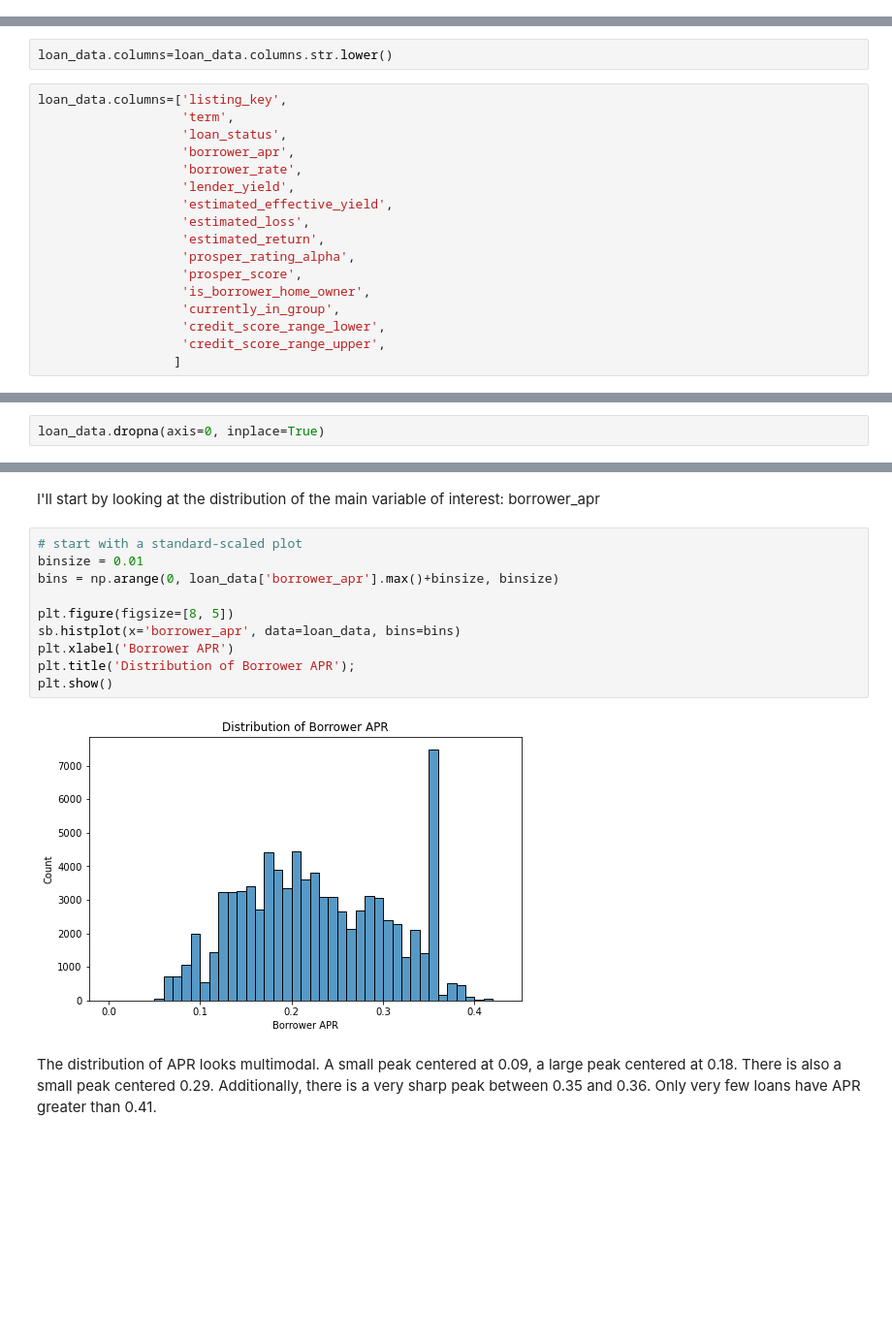
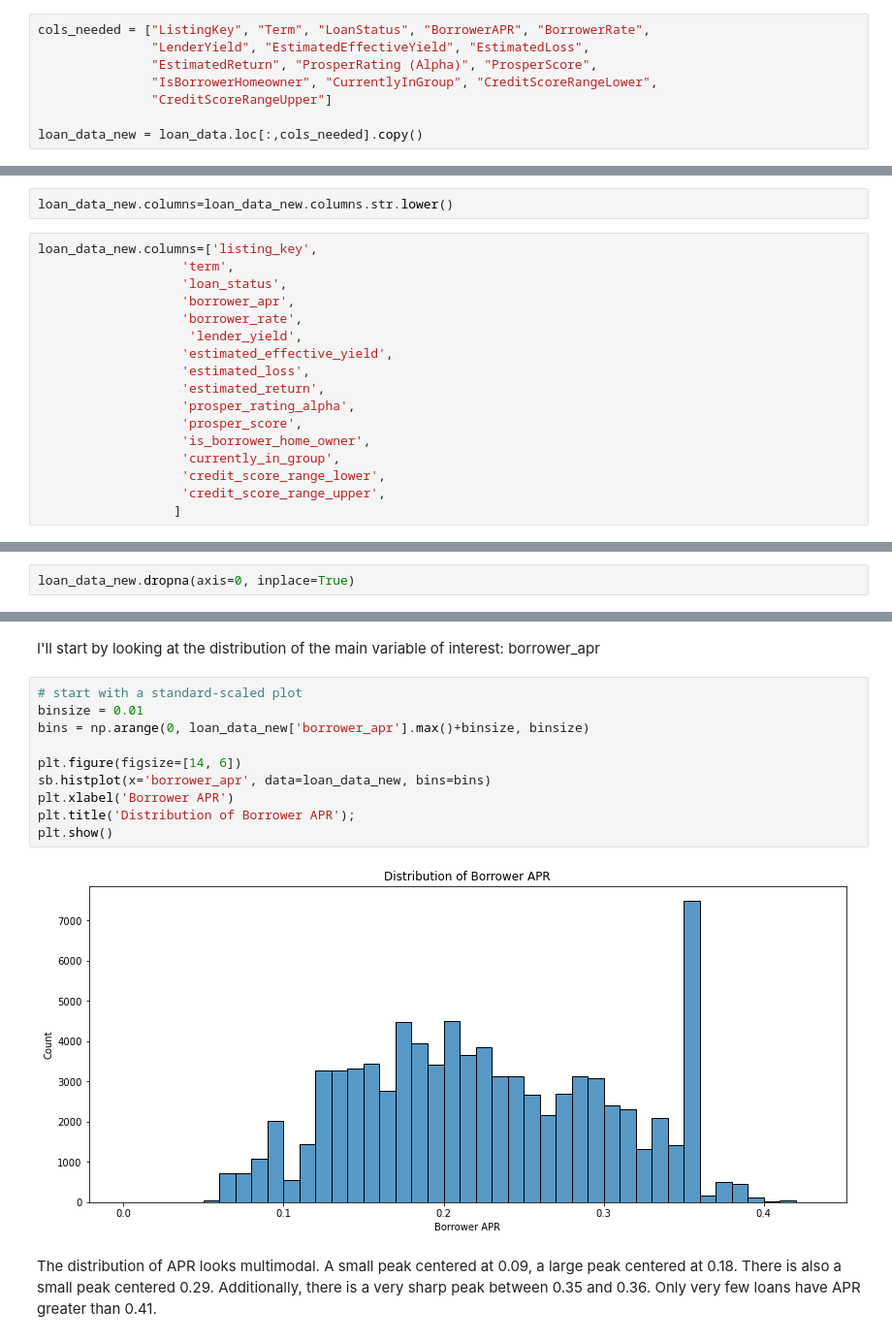
Before and after one commit to danielzion/ProsperLoanDataAnalysis, a Jupyter notebook: exploration.ipynb, the cells around one changed output, grey strips where cells are left out. Shown at 97% size. Cells and saved outputs as stored; diff of their text form; blank space fills up the shorter version.

```diff
--- a/exploration.ipynb
+++ b/exploration.ipynb
@@ -153,0 +136,8 @@ loan_data
+# %%
+cols_needed = ["ListingKey", "Term", "LoanStatus", "BorrowerAPR", "BorrowerRate",
+               "LenderYield", "EstimatedEffectiveYield", "EstimatedLoss",
+               "EstimatedReturn", "ProsperRating (Alpha)", "ProsperScore",
+               "IsBorrowerHomeowner", "CurrentlyInGroup", "CreditScoreRangeLower",
+               "CreditScoreRangeUpper"]
+
+loan_data_new = loan_data.loc[:,cols_needed].copy()
@@ -154,14 +160,14 @@ loan_data
 # %% [markdown]
 ##### 2-2-Renaming columns
 # %%
-loan_data.columns=loan_data.columns.str.lower()
+loan_data_new.columns=loan_data_new.columns.str.lower()
 # %%
-loan_data.columns=['listing_key',
+loan_data_new.columns=['listing_key',
                    'term',
                    'loan_status',
                    'borrower_apr',
                    'borrower_rate',
-                   'lender_yield',
+                    'lender_yield',
                    'estimated_effective_yield',
                    'estimated_loss',
                    'estimated_return',
@@ -194,5 +200,5 @@ credit_score_range_lower       591
 credit_score_range_upper       591
 dtype: int64
 # %%
-loan_data.dropna(axis=0, inplace=True)
+loan_data_new.dropna(axis=0, inplace=True)
 # %%
@@ -284,15 +290,15 @@ I'll start by looking at the distribution of the main variable of interest: borr
 # %%
 # start with a standard-scaled plot
 binsize = 0.01
-bins = np.arange(0, loan_data['borrower_apr'].max()+binsize, binsize)
+bins = np.arange(0, loan_data_new['borrower_apr'].max()+binsize, binsize)
 
-plt.figure(figsize=[8, 5])
-sb.histplot(x='borrower_apr', data=loan_data, bins=bins)
+plt.figure(figsize=[14, 6])
+sb.histplot(x='borrower_apr', data=loan_data_new, bins=bins)
 plt.xlabel('Borrower APR')
 plt.title('Distribution of Borrower APR');
 plt.show()
 # %% [output]
-[figure, old version]
+[figure, new version]
 # %% [markdown]
 The distribution of APR looks multimodal. A small peak centered at 0.09, a large peak centered at 0.18. There is also a small peak centered 0.29. Additionally, there is a very sharp peak between 0.35 and 0.36. Only very few loans have APR greater than 0.41.
 # %%
```
Also changed, not shown: parts of 29 cells of this notebook, 4 other files.
